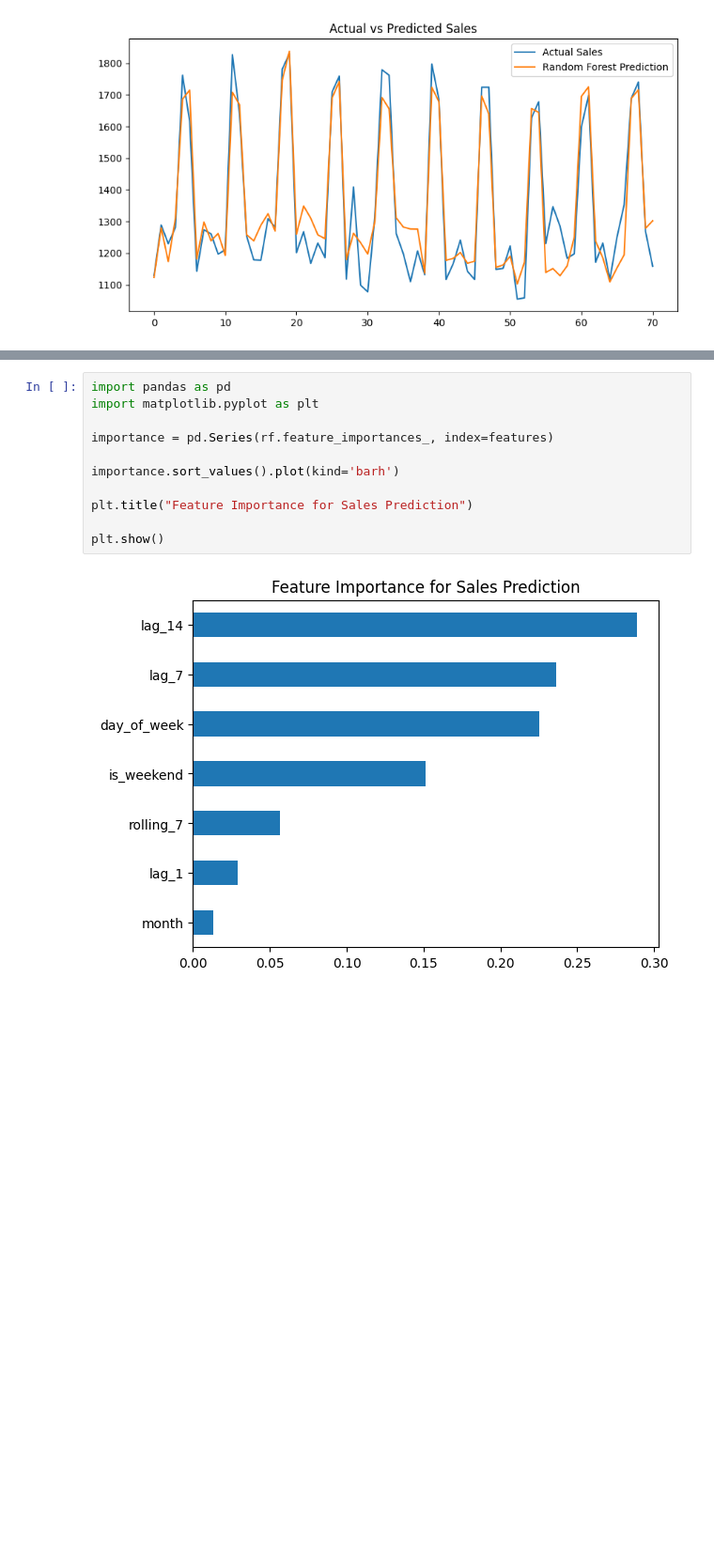
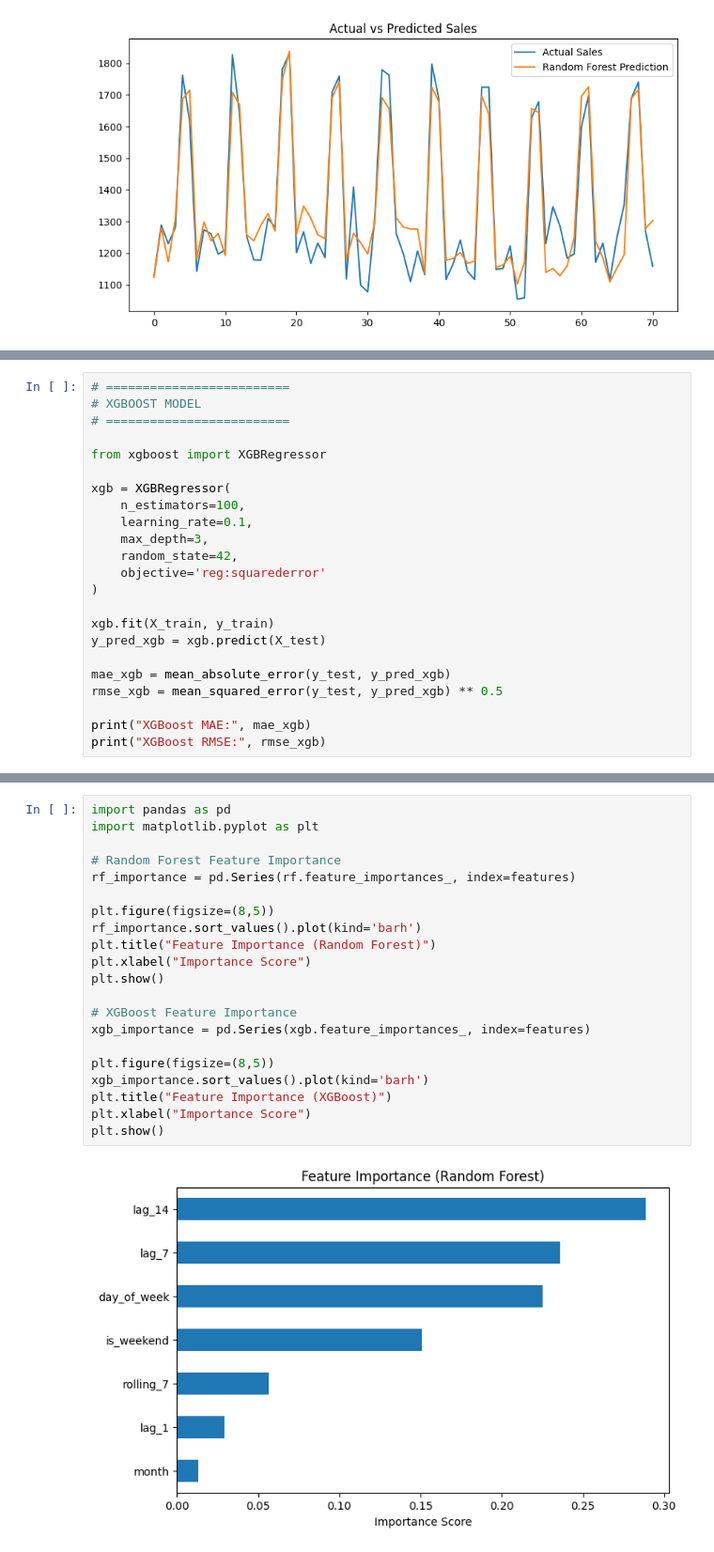
Before and after one commit to kritee02/Restaurant_dashboard, a Jupyter notebook: final-project2026.ipynb, the cells around one changed output, grey strips where cells are left out. Shown at 94% size. Cells and saved outputs as stored; diff of their text form; blank space fills up the shorter version.

Commit message:
added models for interactive

```diff
--- a/final-project2026.ipynb
+++ b/final-project2026.ipynb
@@ -419,0 +438,23 @@ seasonality in restaurant demand.
+# %%
+# =========================
+# XGBOOST MODEL
+# =========================
+
+from xgboost import XGBRegressor
+
+xgb = XGBRegressor(
+    n_estimators=100,
+    learning_rate=0.1,
+    max_depth=3,
+    random_state=42,
+    objective='reg:squarederror'
+)
+
+xgb.fit(X_train, y_train)
+y_pred_xgb = xgb.predict(X_test)
+
+mae_xgb = mean_absolute_error(y_test, y_pred_xgb)
+rmse_xgb = mean_squared_error(y_test, y_pred_xgb) ** 0.5
+
+print("XGBoost MAE:", mae_xgb)
+print("XGBoost RMSE:", rmse_xgb)
@@ -420,13 +539,23 @@ seasonality in restaurant demand.
 # %%
 import pandas as pd
 import matplotlib.pyplot as plt
 
-importance = pd.Series(rf.feature_importances_, index=features)
+# Random Forest Feature Importance
+rf_importance = pd.Series(rf.feature_importances_, index=features)
 
-importance.sort_values().plot(kind='barh')
+plt.figure(figsize=(8,5))
+rf_importance.sort_values().plot(kind='barh')
+plt.title("Feature Importance (Random Forest)")
+plt.xlabel("Importance Score")
+plt.show()
 
-plt.title("Feature Importance for Sales Prediction")
+# XGBoost Feature Importance
+xgb_importance = pd.Series(xgb.feature_importances_, index=features)
 
+plt.figure(figsize=(8,5))
+xgb_importance.sort_values().plot(kind='barh')
+plt.title("Feature Importance (XGBoost)")
+plt.xlabel("Importance Score")
 plt.show()
 # %% [output]
-[figure, old version]
+[figure, new version]
```
Also changed, not shown: parts of 20 cells of this notebook, 3 other files.
